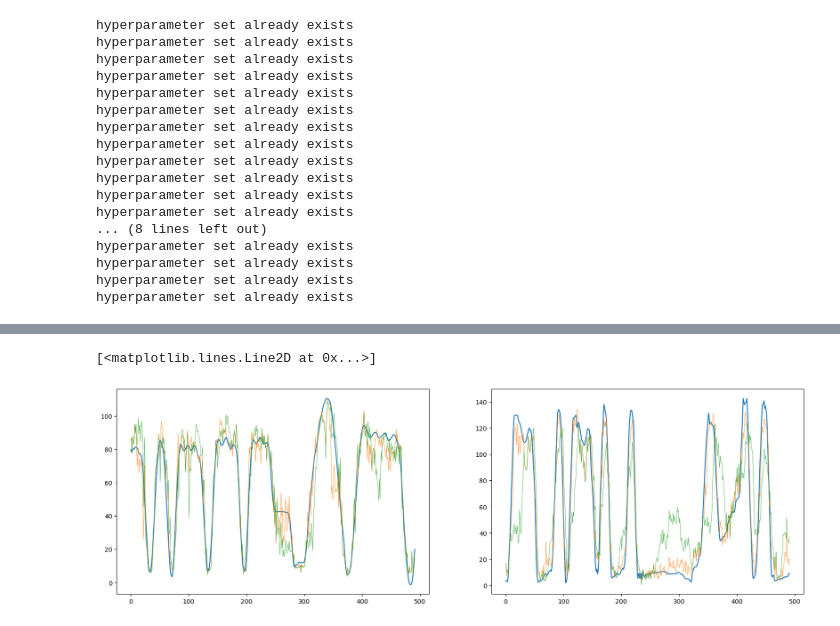
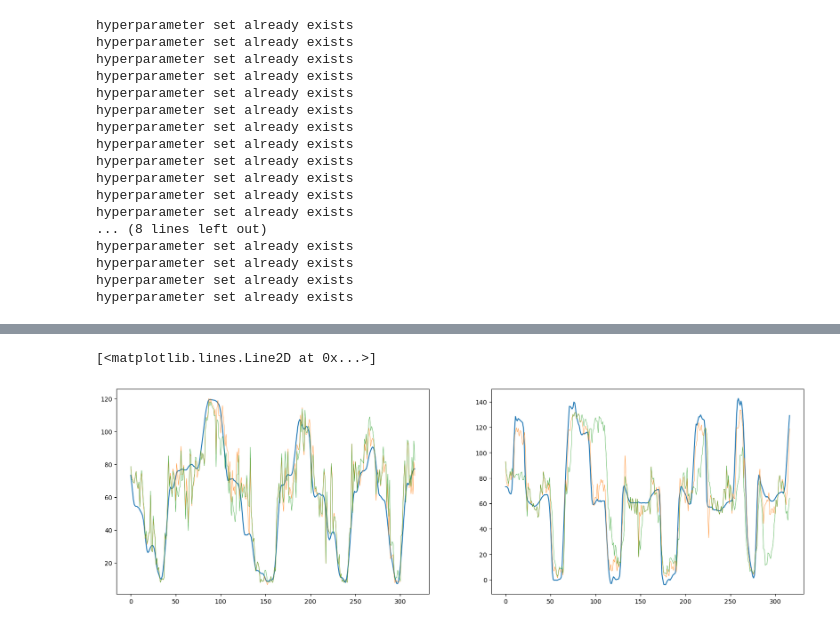
Before and after one commit to gjmm07/Masterthesis, a Jupyter notebook: JointAnglePrediction.ipynb, the cells around one changed output, grey strips where cells are left out. Saved outputs shown, nothing was run; the diff lists cells and outputs as text; code cells hidden in the pictures.

Commit message:
narx models trained

```diff
--- a/JointAnglePrediction.ipynb
+++ b/JointAnglePrediction.ipynb
@@ -953,14 +984,14 @@ print_narx_metrics(narx_predictions)
-# %%
-model_idx = 0
-trail_idx = 1
-fig, axs = plt.subplots(1, 2, figsize=(20, 6))
-axs[0].plot(narx_predictions[model_idx].targets[trail_idx][:, 0])
-axs[0].plot(narx_predictions[model_idx].teacher_pred[trail_idx][:, 0], lw=0.5)
-axs[0].plot(narx_predictions[model_idx].schd_sampling_preds[trail_idx][:, 0], lw=0.5)
-
-axs[1].plot(narx_predictions[model_idx].targets[trail_idx][:, 1])
-axs[1].plot(narx_predictions[model_idx].teacher_pred[trail_idx][:, 1], lw=0.5)
-axs[1].plot(narx_predictions[model_idx].schd_sampling_preds[trail_idx][:, 1], lw=0.5)
-# %% [output]
-[<matplotlib.lines.Line2D at 0x...>]
-[figure, removed]
+# %%
+model_idx = 1
+trail_idx = 1
+fig, axs = plt.subplots(1, 2, figsize=(20, 6))
+axs[0].plot(narx_predictions[model_idx].targets[trail_idx][:, 0])
+axs[0].plot(narx_predictions[model_idx].teacher_pred[trail_idx][:, 0], lw=0.5)
+axs[0].plot(narx_predictions[model_idx].schd_sampling_preds[trail_idx][:, 0], lw=0.5)
+
+axs[1].plot(narx_predictions[model_idx].targets[trail_idx][:, 1])
+axs[1].plot(narx_predictions[model_idx].teacher_pred[trail_idx][:, 1], lw=0.5)
+axs[1].plot(narx_predictions[model_idx].schd_sampling_preds[trail_idx][:, 1], lw=0.5)
+# %% [output]
+[<matplotlib.lines.Line2D at 0x...>]
+[figure, added]
```
Also changed, not shown: parts of 14 cells of this notebook, 12 other files.
